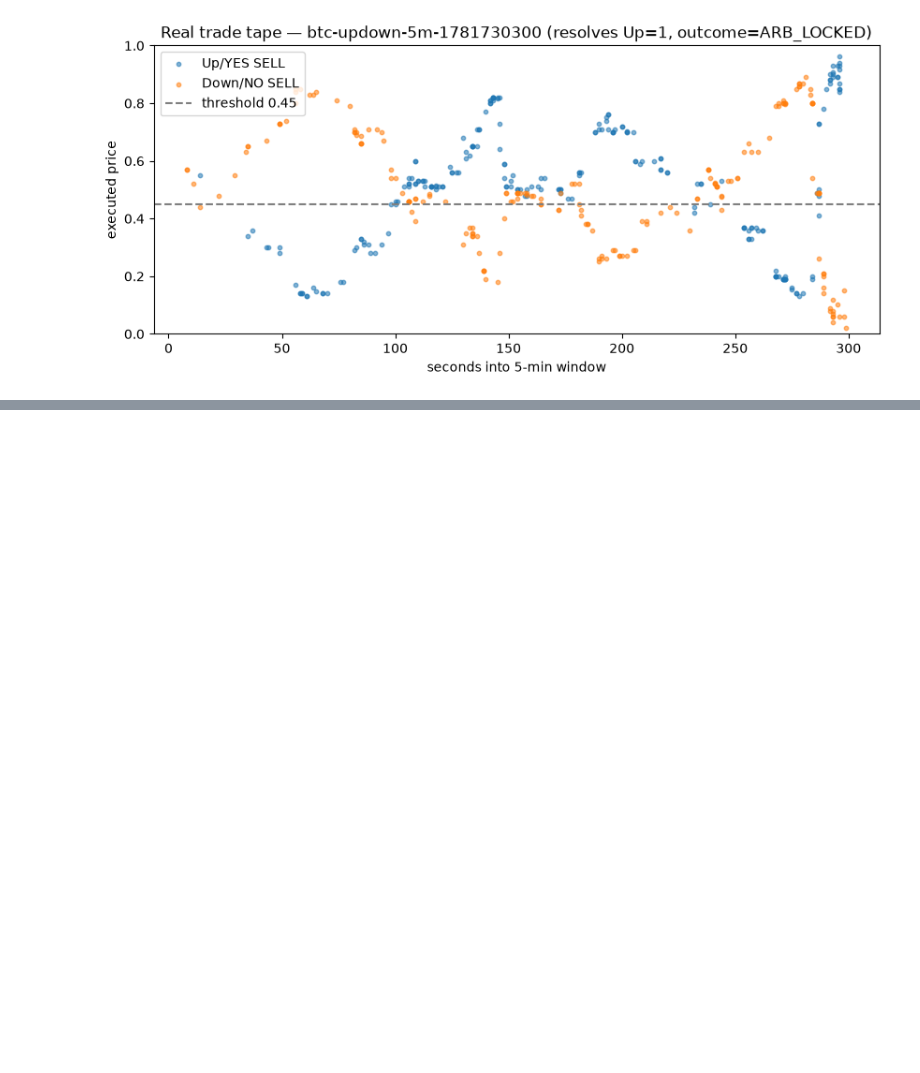
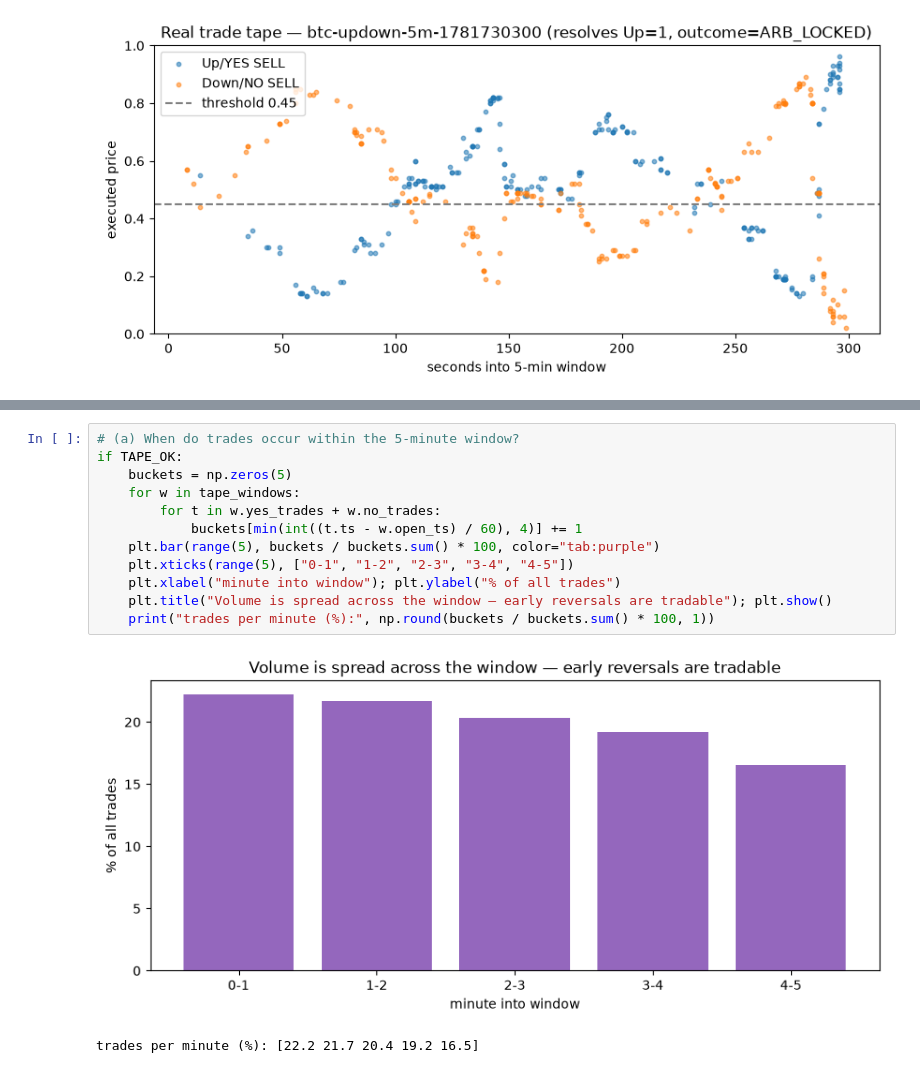
Before and after one commit to klaachkinggit/polymarket-5min, a Jupyter notebook: notebooks/polymarket_5min_arb.ipynb, the cells around one changed output, grey strips where cells are left out. Cells and saved outputs as stored; diff of their text form; blank space fills up the shorter version.

```diff
--- a/notebooks/polymarket_5min_arb.ipynb
+++ b/notebooks/polymarket_5min_arb.ipynb
@@ -461,0 +450,15 @@ are validated against real resting depth rather than inferred from the trade tap
+# %%
+# (a) When do trades occur within the 5-minute window?
+if TAPE_OK:
+    buckets = np.zeros(5)
+    for w in tape_windows:
+        for t in w.yes_trades + w.no_trades:
+            buckets[min(int((t.ts - w.open_ts) / 60), 4)] += 1
+    plt.bar(range(5), buckets / buckets.sum() * 100, color="tab:purple")
+    plt.xticks(range(5), ["0-1", "1-2", "2-3", "3-4", "4-5"])
+    plt.xlabel("minute into window"); plt.ylabel("% of all trades")
+    plt.title("Volume is spread across the window — early reversals are tradable"); plt.show()
+    print("trades per minute (%):", np.round(buckets / buckets.sum() * 100, 1))
+# %% [output]
+[figure, added]
+trades per minute (%): [22.2 21.7 20.4 19.2 16.5]
```
Also changed, not shown: parts of 16 cells of this notebook, 2 other files.
